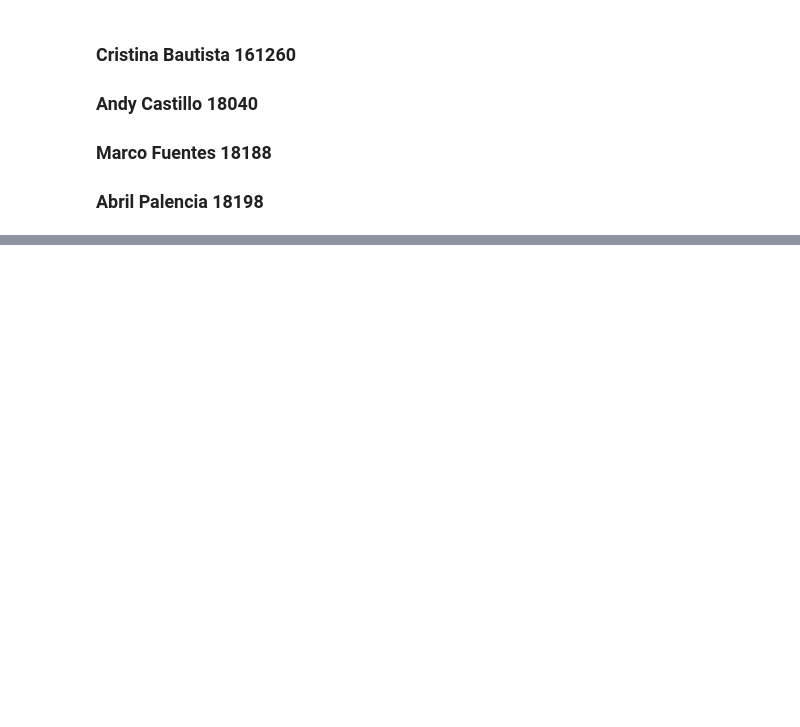
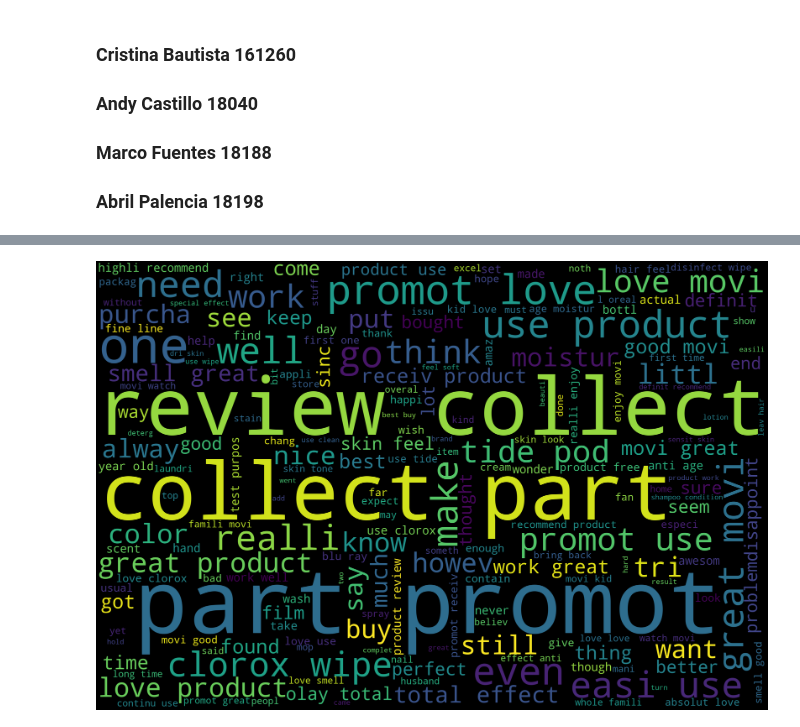
Before and after one commit to Andy5am/Lab5DS, a Jupyter notebook: Lab5DS.ipynb, the cells around one changed output, grey strips where cells are left out. Cells and saved outputs as stored; diff of their text form; code cells hidden in the pictures; blank space fills up the shorter version.

Commit message:
world cloud

```diff
--- a/Lab5DS.ipynb
+++ b/Lab5DS.ipynb
@@ -155,0 +231,21 @@ data.head()
+# %%
+all_text = data['reviews.text'].str.split(' ')
+text_data = [" ".join(text) for text in all_text]
+final_text = " ".join(text_data)
+
+wordcloud_text = WordCloud(
+    width = 3000,
+    height = 2000,
+    background_color = 'black',
+    stopwords = STOPWORDS).generate(final_text)
+# %%
+fig = plt.figure(
+    figsize = (40, 30),
+    facecolor = 'k',
+    edgecolor = 'k')
+plt.imshow(wordcloud_text, interpolation = 'bilinear')
+plt.axis('off')
+plt.tight_layout(pad=0)
+plt.show()
+# %% [output]
+[figure, added]
```
Also changed, not shown: parts of 10 cells of this notebook.
